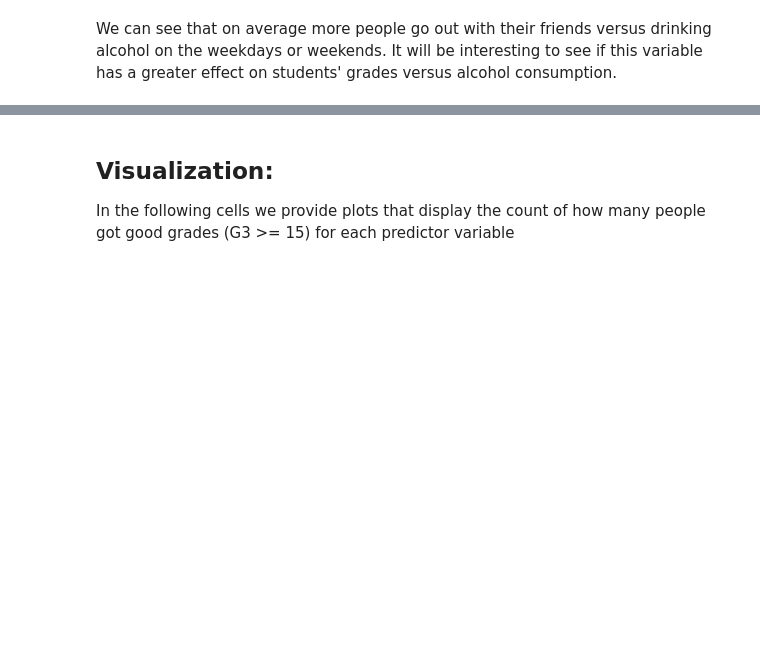
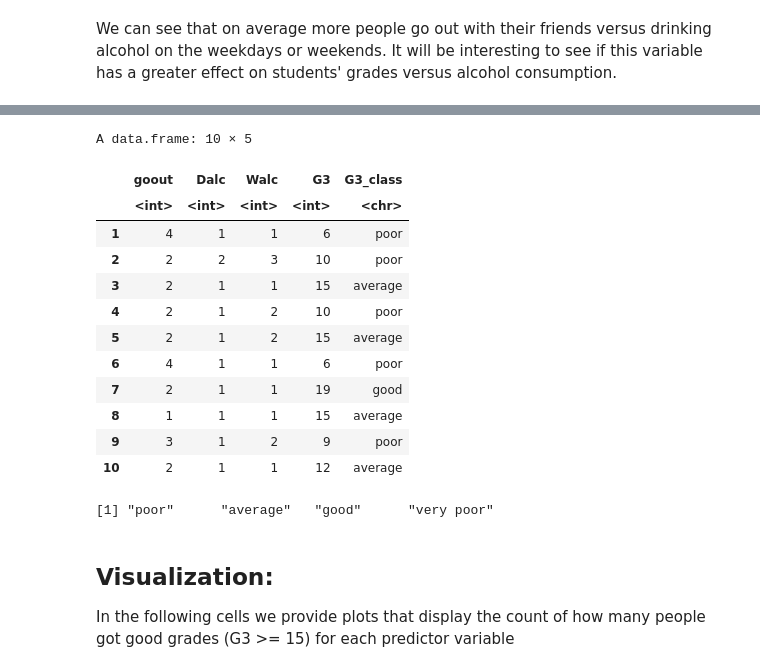
Before and after one commit to eto168/DSCI100_team24_project_proposal, a Jupyter notebook: Test.ipynb, the cells around one changed output, grey strips where cells are left out. Cells and saved outputs as stored; diff of their text form; code cells hidden in the pictures; blank space fills up the shorter version.

```diff
--- a/Test.ipynb
+++ b/Test.ipynb
@@ -173,3 +202,27 @@ We can see that on average more people go out with their friends versus drinking
+# %%
+data_train_new_classifier <- data_train %>%
+    mutate(G3_class = case_when((G3 >= 0 & G3 <= 5) ~ "very poor",
+                                (G3 >= 6 & G3 <= 10) ~ "poor",
+                                (G3 >= 11 & G3 <= 15) ~ "average",
+                                (G3 >= 16 & G3 <= 20) ~ "good"))
+
+head(data_train_new_classifier, 10)
+unique(data_train_new_classifier$G3_class)
+# %% [output]
+A data.frame: 10 × 5
+|  | goout | Dalc | Walc | G3 | G3_class |
+|  | <int> | <int> | <int> | <int> | <chr> |
+| 1 | 4 | 1 | 1 | 6 | poor |
+| 2 | 2 | 2 | 3 | 10 | poor |
+| 3 | 2 | 1 | 1 | 15 | average |
+| 4 | 2 | 1 | 2 | 10 | poor |
+| 5 | 2 | 1 | 2 | 15 | average |
+| 6 | 4 | 1 | 1 | 6 | poor |
+| 7 | 2 | 1 | 1 | 19 | good |
+| 8 | 1 | 1 | 1 | 15 | average |
+| 9 | 3 | 1 | 2 | 9 | poor |
+| 10 | 2 | 1 | 1 | 12 | average |
+[1] "poor"      "average"   "good"      "very poor"
 # %% [markdown]
 ## Visualization:
 In the following cells we provide plots that display the count of how many people got good grades (G3 >= 15) for each predictor variable
```
Also changed, not shown: parts of 8 cells of this notebook.
